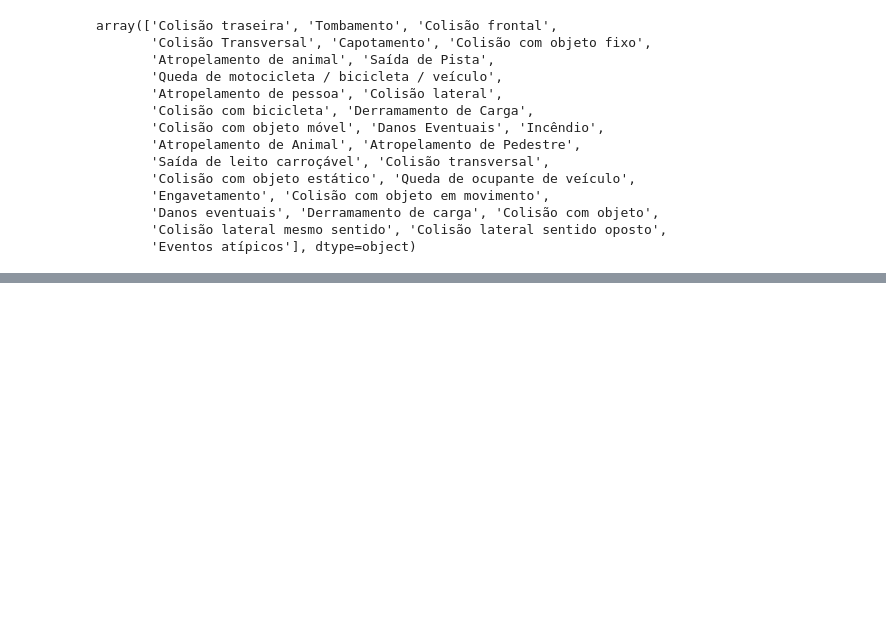
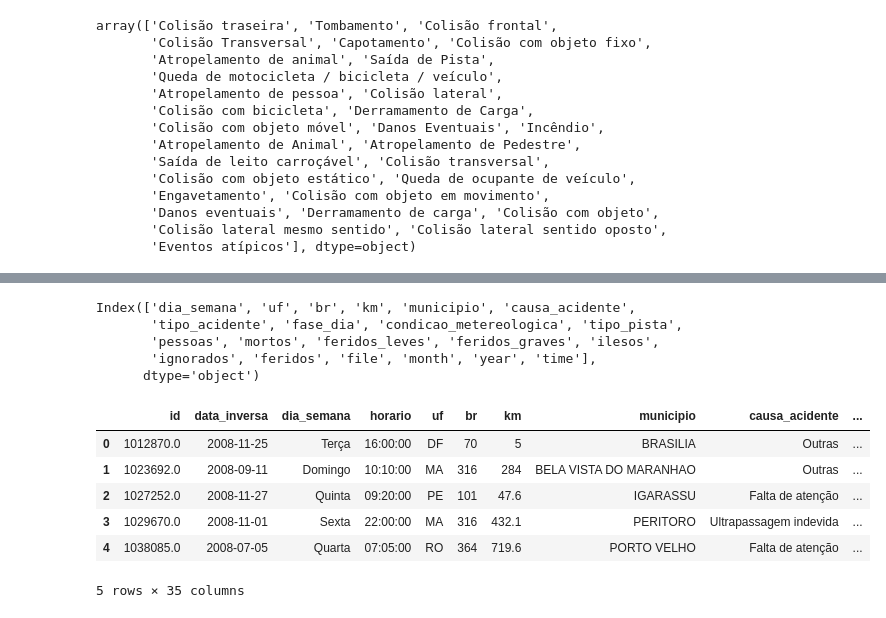
Before and after one commit to daianeklein/data-viz, a Jupyter notebook: cars-accidents/car-accidents.ipynb, the cells around one changed output, grey strips where cells are left out. Cells and saved outputs as stored; diff of their text form; code cells hidden in the pictures; blank space fills up the shorter version.

```diff
--- a/cars-accidents/car-accidents.ipynb
+++ b/cars-accidents/car-accidents.ipynb
@@ -347,0 +399,18 @@ Dash is running on http://127.0.0.1:8050/
+# %%
+df1.columns
+# %% [output]
+Index(['dia_semana', 'uf', 'br', 'km', 'municipio', 'causa_acidente',
+       'tipo_acidente', 'fase_dia', 'condicao_metereologica', 'tipo_pista',
+       'pessoas', 'mortos', 'feridos_leves', 'feridos_graves', 'ilesos',
+       'ignorados', 'feridos', 'file', 'month', 'year', 'time'],
+      dtype='object')
+# %%
+df.head()
+# %% [output]
+|  | id | data_inversa | dia_semana | horario | uf | br | km | municipio | causa_acidente | ... |
+| 0 | 1012870.0 | 2008-11-25 | Terça | 16:00:00 | DF | 70 | 5 | BRASILIA | Outras | ... |
+| 1 | 1023692.0 | 2008-09-11 | Domingo | 10:10:00 | MA | 316 | 284 | BELA VISTA DO MARANHAO | Outras | ... |
+| 2 | 1027252.0 | 2008-11-27 | Quinta | 09:20:00 | PE | 101 | 47.6 | IGARASSU | Falta de atenção | ... |
+| 3 | 1029670.0 | 2008-11-01 | Sexta | 22:00:00 | MA | 316 | 432.1 | PERITORO | Ultrapassagem indevida | ... |
+| 4 | 1038085.0 | 2008-07-05 | Quarta | 07:05:00 | RO | 364 | 719.6 | PORTO VELHO | Falta de atenção | ... |
+5 rows × 35 columns
```
Also changed, not shown: parts of 2 cells of this notebook, 1 other file.
